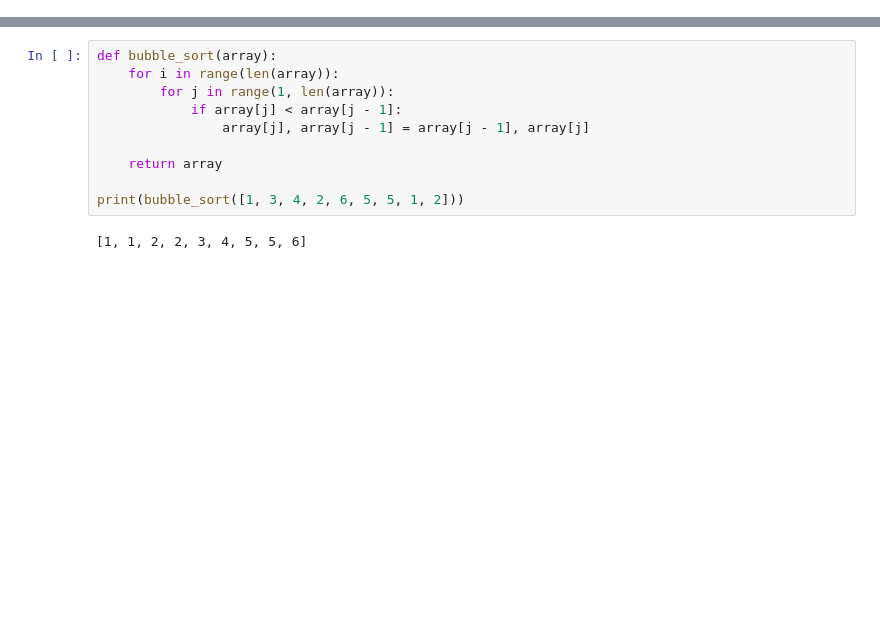
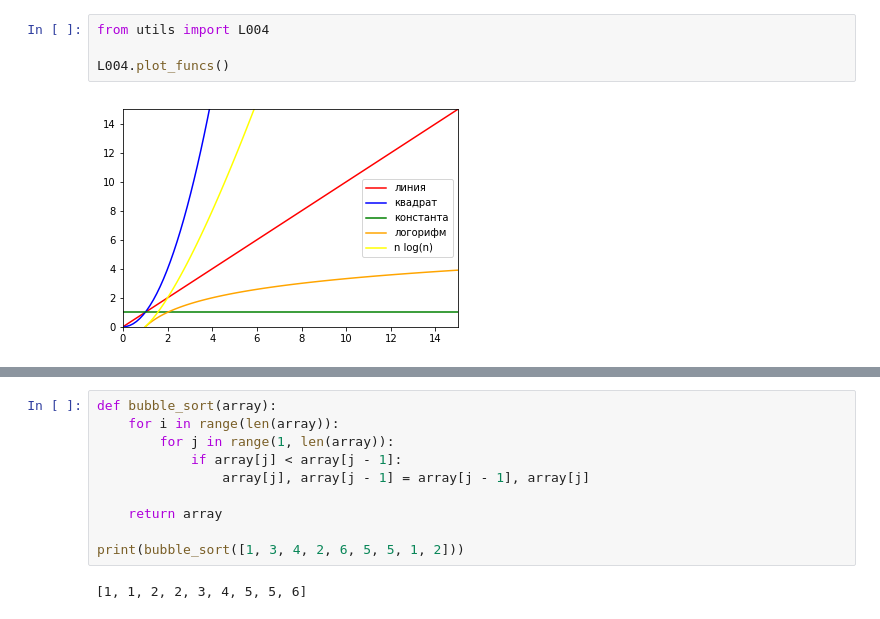
Before and after one commit to vmstarchenko/apo-teacher, a Jupyter notebook: lectures/L003.ipynb, the cells around one changed output, grey strips where cells are left out. Drawn from its saved outputs; the diff is of its cells as text; blank space fills up the shorter version.

```diff
--- a/lectures/L003.ipynb
+++ b/lectures/L003.ipynb
@@ -115,0 +34,6 @@ print(s)
+# %%
+from utils import L004
+
+L004.plot_funcs()
+# %% [output]
+[figure, added]
```
Also changed, not shown: parts of 13 cells of this notebook, 1 other file.
